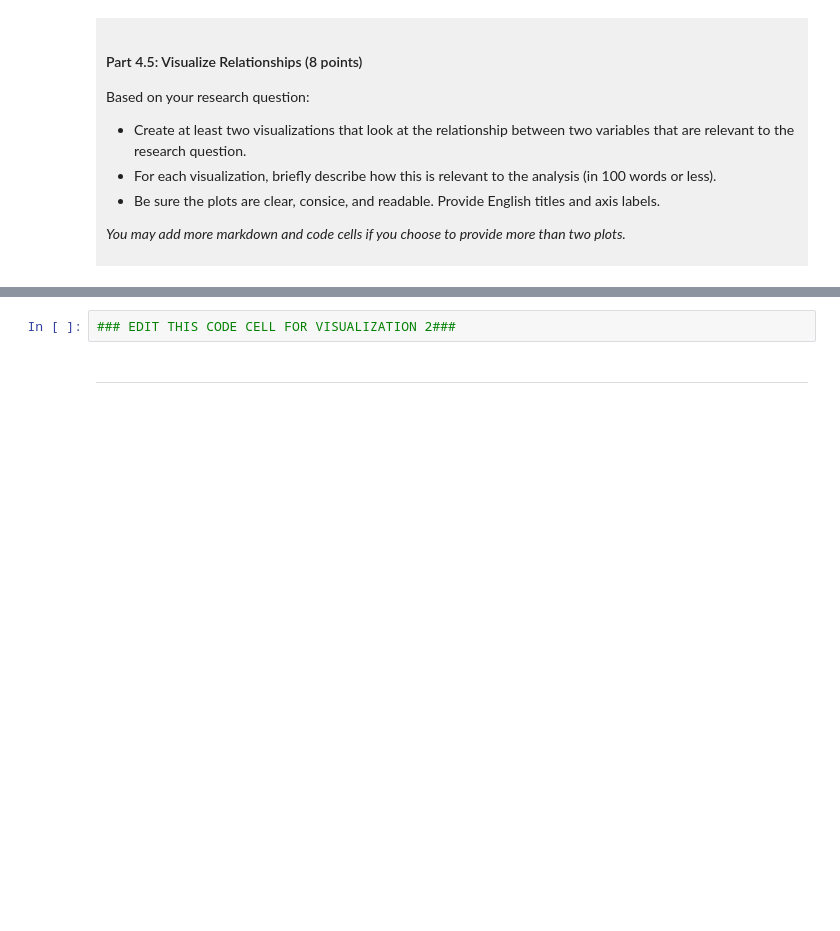
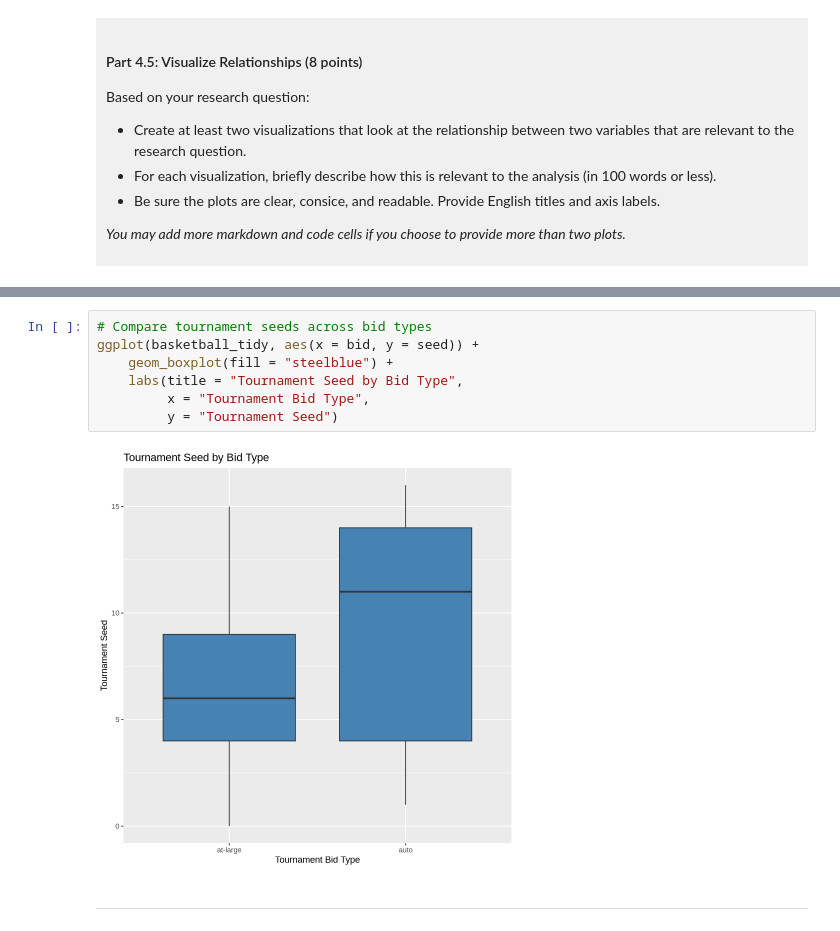
Before and after one commit to vtang06/dsci-100-project-vincent-tang, a Jupyter notebook: dsci-100-project-notebook.ipynb, the cells around one changed output, grey strips where cells are left out. Saved outputs shown, nothing was run; the diff lists cells and outputs as text; blank space fills up the shorter version.

```diff
--- a/dsci-100-project-notebook.ipynb
+++ b/dsci-100-project-notebook.ipynb
@@ -323,5 +374,12 @@ Visualization 2: %%% EDIT THIS MARKDOWN CELL%%%
 # %%
-### EDIT THIS CODE CELL FOR VISUALIZATION 2###
+# Compare tournament seeds across bid types
+ggplot(basketball_tidy, aes(x = bid, y = seed)) +
+    geom_boxplot(fill = "steelblue") +
+    labs(title = "Tournament Seed by Bid Type",
+         x = "Tournament Bid Type",
+         y = "Tournament Seed")
+# %% [output]
+[figure, added]
 # %% [markdown]
 ------
 # %% [markdown]
```
Also changed, not shown: parts of 9 cells of this notebook.
